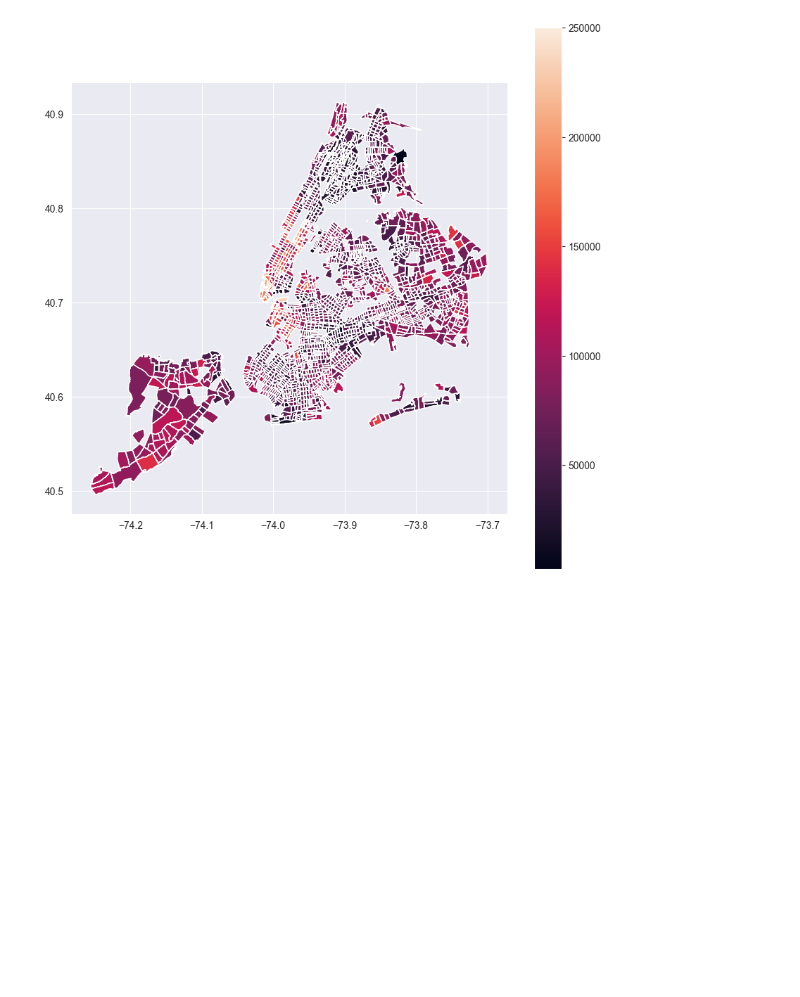
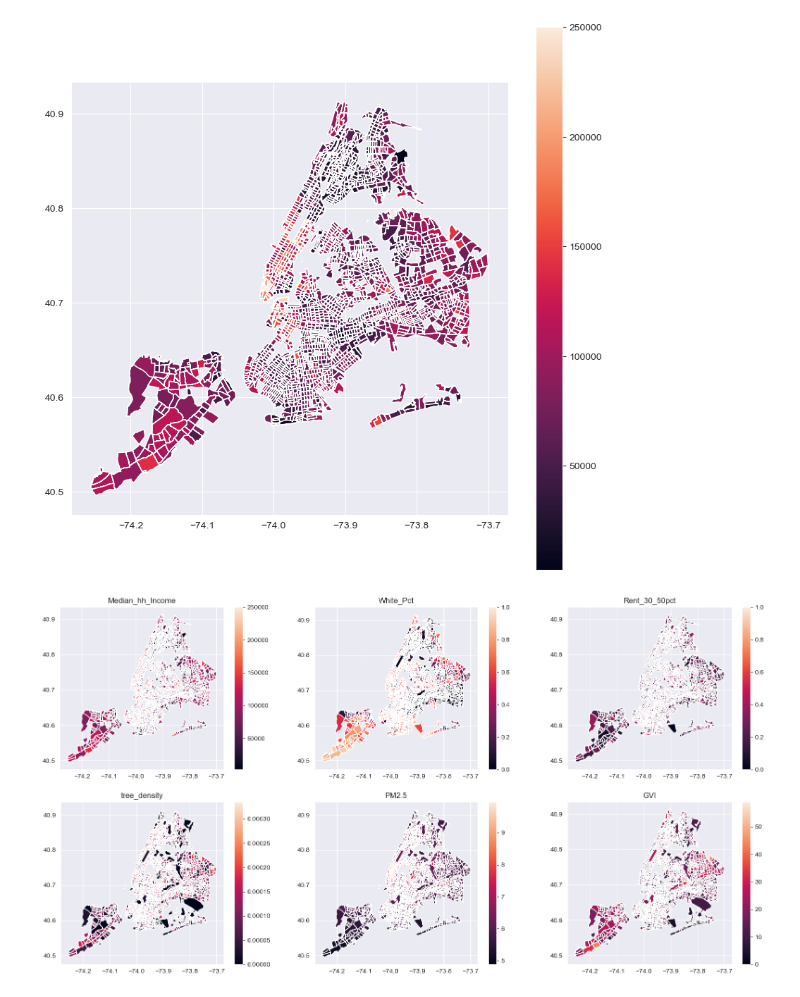
Before and after one commit to RainCyz/4680_5680_intro_uds, a Jupyter notebook: Final_Project/Data_Explore.ipynb, the cells around one changed output. Drawn from its saved outputs; the diff is of its cells as text; code cells hidden in the pictures; blank space fills up the shorter version.

```diff
--- a/Final_Project/Data_Explore.ipynb
+++ b/Final_Project/Data_Explore.ipynb
@@ -312,6 +323,16 @@ aggregate.plot(column='Median_hh_Income', ax=ax, legend=True)
 # %% [output]
 <AxesSubplot: >
 [figure]
+# %%
+variables_interest = ['Median_hh_Income','White_Pct', 'Rent_30_50pct', 'tree_density','PM2.5', 'GVI']
+# visualize these variables of interest
+fig, ax = plt.subplots(2, 3, figsize=(20, 10))
+for i, var in enumerate(variables_interest):
+    ax = plt.subplot(2, 3, i+1)
+    aggregate.plot(column=var, ax=ax, legend=True)
+    ax.set_title(var)
+# %% [output]
+[figure, added]
 # %%
 aggregate.columns()
 # %% [output]
```
Also changed, not shown: parts of 10 cells of this notebook, 4 other files.
